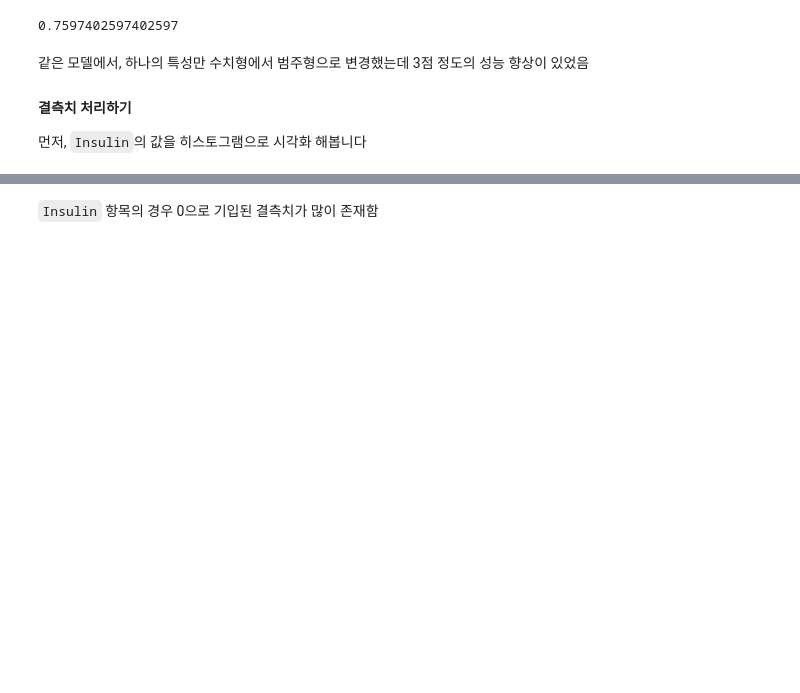
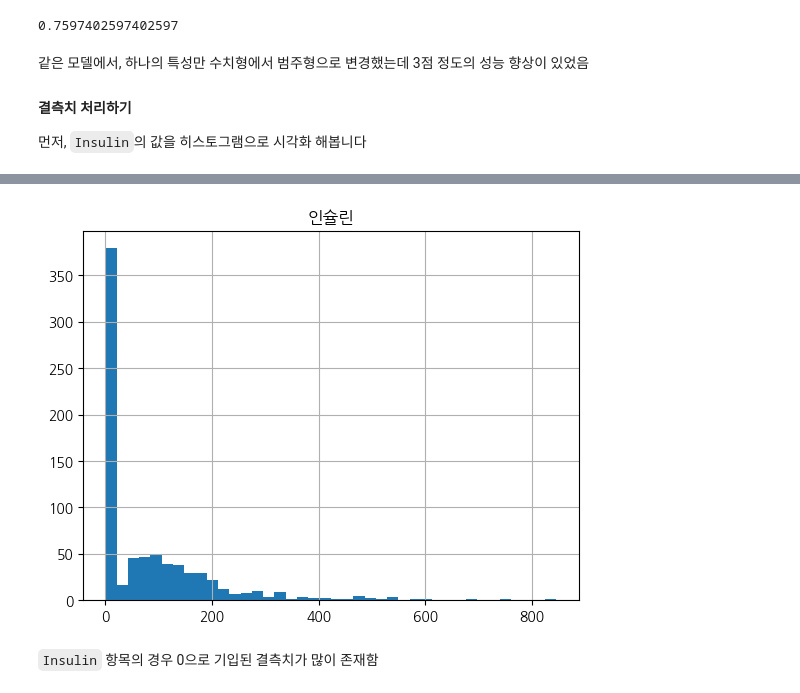
Before and after one commit to nuyhc/Begins_with_a_single_step, a Jupyter notebook: 04_ML/homeowrk/과제 제출 폴더/ML_EDA_CLF_구자현.ipynb, the cells around one changed output, grey strips where cells are left out. Saved outputs shown, nothing was run; the diff lists cells and outputs as text; code cells hidden in the pictures; blank space fills up the shorter version.

```diff
--- a/04_ML/homeowrk/과제 제출 폴더/ML_EDA_CLF_구자현.ipynb
+++ b/04_ML/homeowrk/과제 제출 폴더/ML_EDA_CLF_구자현.ipynb
@@ -408,3 +411,7 @@ accuracy_score(y_test, y_pre_max4_Pre_high)
+# %%
+df_pima["Insulin"].hist(bins=40).set_title("인슐린");
+# %% [output]
+[figure, added]
 # %% [markdown]
 `Insulin` 항목의 경우 0으로 기입된 결측치가 많이 존재함
 # %%
```
Also changed, not shown: parts of 37 cells of this notebook.
